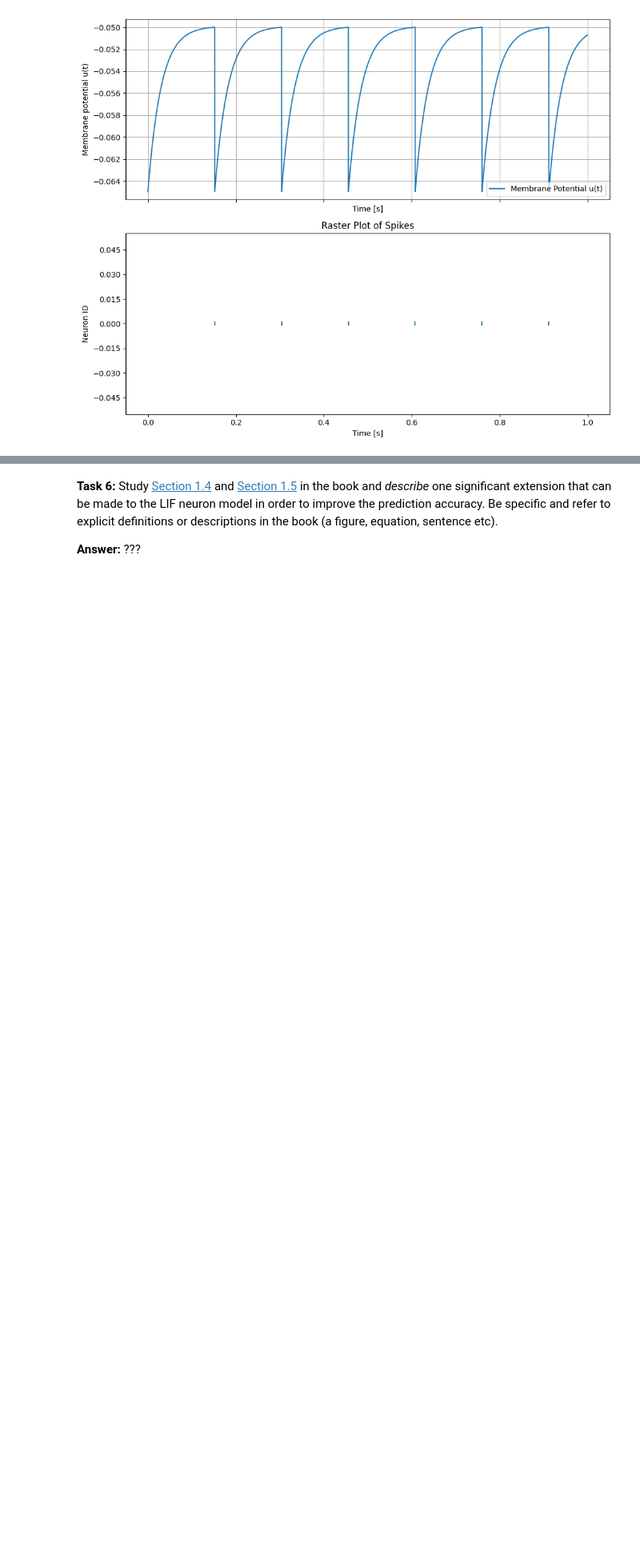
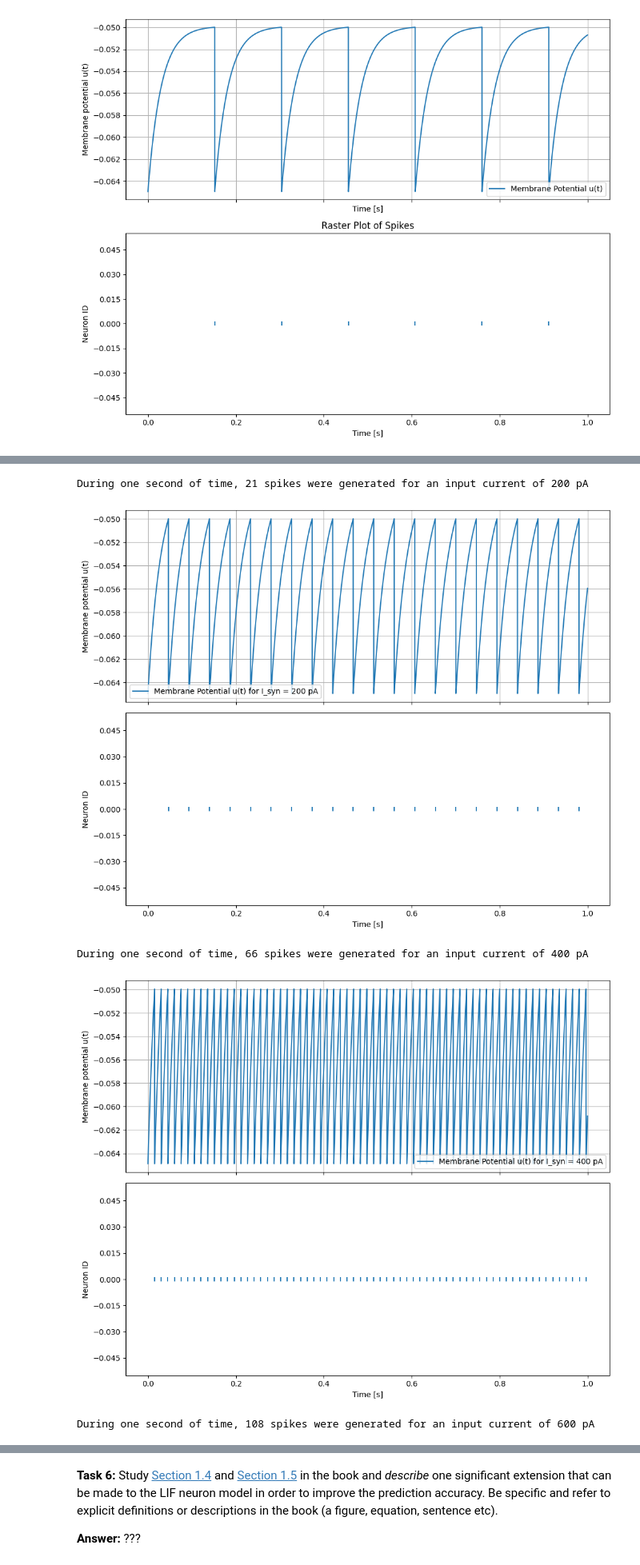
Before and after one commit to jacomoel/d7046e, a Jupyter notebook: exercises/SNN-Exercise-1.ipynb, the cells around one changed output, grey strips where cells are left out. Shown: that part at 80% size. Saved outputs shown, nothing was run; the diff lists cells and outputs as text; code cells hidden in the pictures; blank space fills up the shorter version.

Commit message:
Updated task 3

```diff
--- a/exercises/SNN-Exercise-1.ipynb
+++ b/exercises/SNN-Exercise-1.ipynb
@@ -287,12 +287,57 @@ I_syn_t2 is: 1.5889e-10
 
 **Check your solution:** For an input current of 250 pA you should get 33 spikes in one second of simulation time.
-# %%
-# Code for Task 3
-
-???
-
-print("During one second of time %d spikes were generated for an input current of %d pA" % (len(t_spike),I_syn/1e-12))
-
-fig,(ax1,ax2) = plt.subplots(2,1, sharex=True)
-ax1.plot(t_i,u_i); ax1.set_ylabel('Membrane potential u(t)')
-rasterplot(ax2, t_spike, n_spike,'Time [s]','Spiking neuron ID')
+# %%
+# Code for task 3
+I_syn_values = [200e-12, 400e-12, 600e-12]
+
+n_id = 0
+
+for I_syn in I_syn_values:
+    t_i = []
+    u_i = []
+
+    t_spike = []
+    n_spike = []
+
+    # Simulate one second of time
+    t = 0
+    u = u_rest  # membrane resting potential
+    while t <= 1:
+        # Euler forward step
+        u += dt * (-(u - u_rest) + R * I_syn) / tau_m
+        u_i.append(u)  # Store u(t)
+
+        # Spike condition
+        if u >= u_thres:
+            t_spike.append(t)  # Spike time
+            n_spike.append(n_id) # neuron ID
+            u = u_reset  # Reset potential after spike
+
+        # Timestep completed
+        t_i.append(t)
+        t += dt
+
+    # Create figure with two subplots
+    fig, (ax1, ax2) = plt.subplots(2, 1, figsize=(10, 8), sharex=True)
+
+    # Plot membrane potential over time
+    ax1.plot(t_i, u_i, label=f"Membrane Potential u(t) for I_syn = {I_syn * 1e12:.0f} pA")
+    ax1.set(ylabel="Membrane potential u(t)")
+    ax1.grid()
+    ax1.legend()
+
+    # Print spike count
+    print(f"During one second of time, {len(t_spike)} spikes were generated for an input current of {I_syn * 1e12:.0f} pA")
+
+    # Plot raster plot of spikes
+    rasterplot(ax2, t_spike, n_spike, "Time [s]", "Neuron ID")
+
+    # Show the plots
+    plt.tight_layout()
+    plt.show()
+# %% [output]
+During one second of time, 21 spikes were generated for an input current of 200 pA
+[figure, added]
+During one second of time, 66 spikes were generated for an input current of 400 pA
+[figure, added]
+During one second of time, 108 spikes were generated for an input current of 600 pA
```
Also changed, not shown: parts of 2 cells of this notebook.
